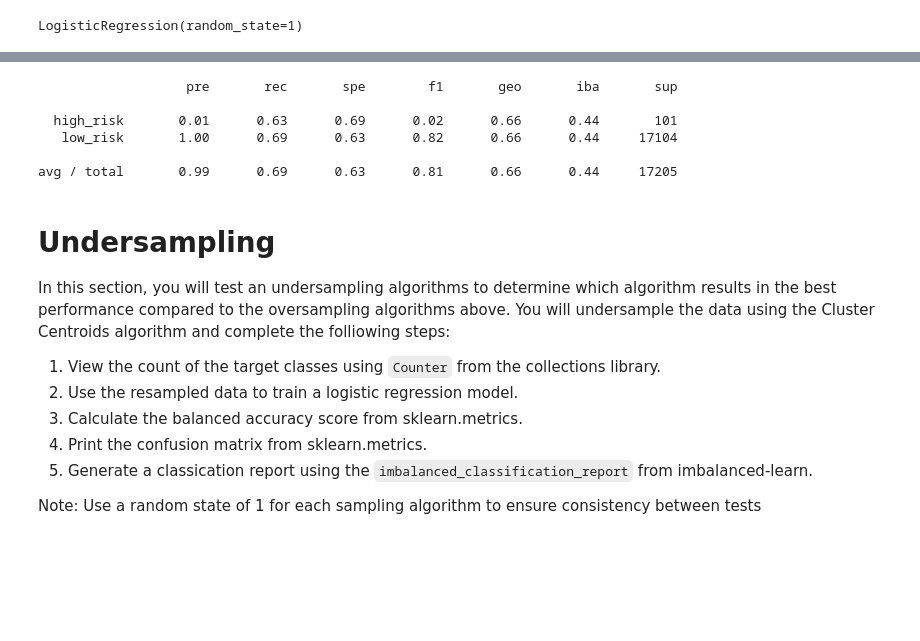
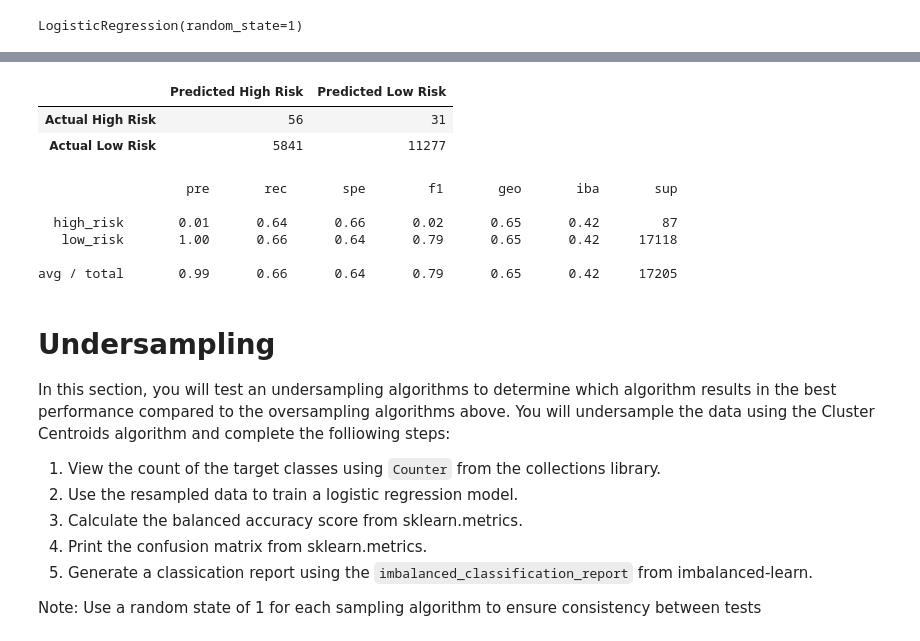
Before and after one commit to luispsalazar/Credit_Risk_Analysis, a Jupyter notebook: credit_risk_resampling.ipynb, the cells around one changed output, grey strips where cells are left out. Saved outputs shown, nothing was run; the diff lists cells and outputs as text; code cells hidden in the pictures; blank space fills up the shorter version.

```diff
--- a/credit_risk_resampling.ipynb
+++ b/credit_risk_resampling.ipynb
@@ -168,0 +237,6 @@ Counter({'loan_status': 1})
+# %%
+# Resample the training data with SMOTE
+from imblearn.over_sampling import SMOTE
+smote = SMOTE(random_state=1)
+X_resampled, y_resampled = smote.fit_resample(X_train, y_train)
+Counter(y_resampled)
@@ -169,9 +245,10 @@ Counter({'loan_status': 1})
 # %%
 # Train the Logistic Regression model using the resampled data
-# YOUR CODE HERE
+logreg.fit(X_resampled, y_resampled)
 # %% [output]
 LogisticRegression(random_state=1)
 # %%
-# Calculated the balanced accuracy score
-# YOUR CODE HERE
+# Calculate the balanced accuracy score
+y_pred = logreg.predict(X_test)
+balanced_accuracy_score(y_test, y_pred)
 # %% [output]
@@ -185,13 +256,24 @@ array([[   64,    37],
+# %%
+# Display the confusion matrix
+cm = confusion_matrix(y_test, y_pred)
+cm_df = pd.DataFrame(
+    cm, index=["Actual High Risk", "Actual Low Risk"],
+    columns=["Predicted High Risk", "Predicted Low Risk"])
+cm_df
+# %% [output]
+|  | Predicted High Risk | Predicted Low Risk |
+| Actual High Risk | 56 | 31 |
+| Actual Low Risk | 5841 | 11277 |
 # %%
 # Print the imbalanced classification report
-# YOUR CODE HERE
+print(classification_report_imbalanced(y_test, y_pred))
 # %% [output]
                    pre       rec       spe        f1       geo       iba       sup
 
-  high_risk       0.01      0.63      0.69      0.02      0.66      0.44       101
-   low_risk       1.00      0.69      0.63      0.82      0.66      0.44     17104
+  high_risk       0.01      0.64      0.66      0.02      0.65      0.42        87
+   low_risk       1.00      0.66      0.64      0.79      0.65      0.42     17118
 
-avg / total       0.99      0.69      0.63      0.81      0.66      0.44     17205
+avg / total       0.99      0.66      0.64      0.79      0.65      0.42     17205
 # %% [markdown]
 # Undersampling
 
```
Also changed, not shown: parts of 35 cells of this notebook, 8 other files.
